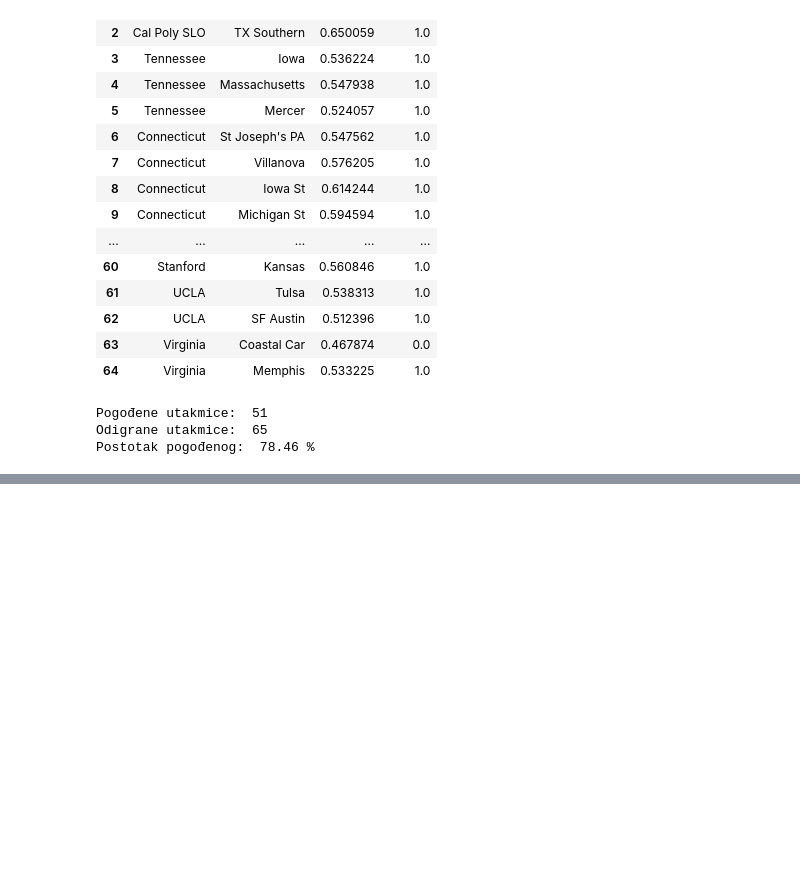
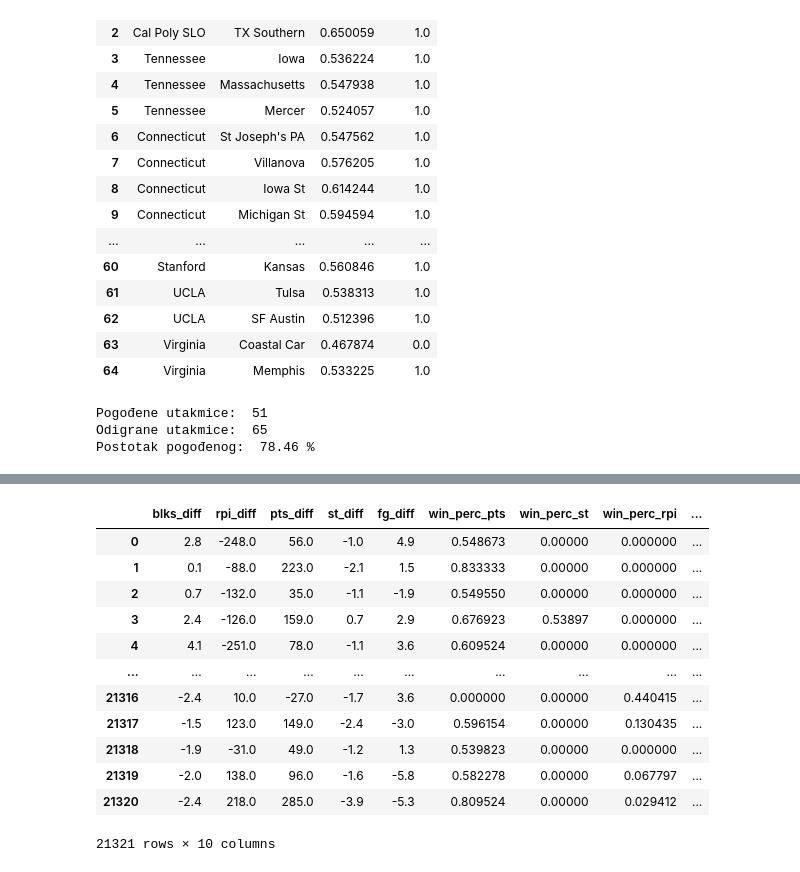
Before and after one commit to mateivic/Project-UUZOP, a Jupyter notebook: Projekt2.ipynb, the cells around one changed output, grey strips where cells are left out. Saved outputs shown, nothing was run; the diff lists cells and outputs as text; code cells hidden in the pictures; blank space fills up the shorter version.

```diff
--- a/Projekt2.ipynb
+++ b/Projekt2.ipynb
@@ -1276,0 +1281,54 @@ Zaključak:
+# %%
+points_rank = {}
+
+for year in range(2011, 2015):
+    x = variables_per_team[variables_per_team.season == year][['team', 'season', 'PTS']].sort_values(by='PTS', ascending=False)
+    x["PtsRank"] = x["PTS"].rank(method="min", ascending=False)
+    points_rank[year] = x
+
+points_rank[2011]
+
+
+
+x_train_knn = train_data.copy()
+
+x_train_knn_2 = pd.DataFrame()
+x_train_knn_2['blks_diff'] = x_train_knn.loc[:,'wblks'] - x_train_knn.loc[:, 'lblks']
+x_train_knn_2['rpi_diff'] = x_train_knn.loc[:,'wRpiRank'] - x_train_knn.loc[:, 'lRpiRank']
+x_train_knn_2['pts_diff'] = x_train_knn.loc[:,'wPtsRank'] - x_train_knn.loc[:, 'lPtsRank']
+x_train_knn_2['st_diff'] = x_train_knn.loc[:,'wst'] - x_train_knn.loc[:, 'lst']
+x_train_knn_2['fg_diff'] = x_train_knn.loc[:,'wfg'] - x_train_knn.loc[:, 'lfg']
+#
+
+#
+pts_train = pts_train.drop(columns= ['count+', 'count-'])
+st_train = st_train.drop(columns= ['count+', 'count-'])
+rpi_train = rpi_train.drop(columns= ['count+', 'count-']).rename(columns={'rpiDiff': 'rpi_diff'})
+blks_train = blks_train.drop(columns= ['count+', 'count-'])
+fg_train = fg_train.drop(columns= ['count+', 'count-'])
+
+x_train_knn_2= pd.merge(x_train_knn_2, pts_train, how='left', on='pts_diff').rename(columns={'win_perc': 'win_perc_pts'})
+
+x_train_knn_2= pd.merge(x_train_knn_2, st_train, how='left', on='st_diff').rename(columns={'win_perc': 'win_perc_st'})
+x_train_knn_2= pd.merge(x_train_knn_2, rpi_train, how='left', on='rpi_diff').rename(columns={'win_perc': 'win_perc_rpi'})
+x_train_knn_2= pd.merge(x_train_knn_2, blks_train, how='left', on='blks_diff').rename(columns={'win_perc': 'win_perc_blks'})
+x_train_knn_2= pd.merge(x_train_knn_2, fg_train, how='left', on='fg_diff').rename(columns={'win_perc': 'win_perc_fg'})
+
+x_train_knn_2
+x_train_knn_2 = x_train_knn_2.replace(np.nan, 0)
+
+x_train_knn_2
+# %% [output]
+|  | blks_diff | rpi_diff | pts_diff | st_diff | fg_diff | win_perc_pts | win_perc_st | win_perc_rpi | ... |
+| 0 | 2.8 | -248.0 | 56.0 | -1.0 | 4.9 | 0.548673 | 0.00000 | 0.000000 | ... |
+| 1 | 0.1 | -88.0 | 223.0 | -2.1 | 1.5 | 0.833333 | 0.00000 | 0.000000 | ... |
+| 2 | 0.7 | -132.0 | 35.0 | -1.1 | -1.9 | 0.549550 | 0.00000 | 0.000000 | ... |
+| 3 | 2.4 | -126.0 | 159.0 | 0.7 | 2.9 | 0.676923 | 0.53897 | 0.000000 | ... |
+| 4 | 4.1 | -251.0 | 78.0 | -1.1 | 3.6 | 0.609524 | 0.00000 | 0.000000 | ... |
+| ... | ... | ... | ... | ... | ... | ... | ... | ... | ... |
+| 21316 | -2.4 | 10.0 | -27.0 | -1.7 | 3.6 | 0.000000 | 0.00000 | 0.440415 | ... |
+| 21317 | -1.5 | 123.0 | 149.0 | -2.4 | -3.0 | 0.596154 | 0.00000 | 0.130435 | ... |
+| 21318 | -1.9 | -31.0 | 49.0 | -1.2 | 1.3 | 0.539823 | 0.00000 | 0.000000 | ... |
+| 21319 | -2.0 | 138.0 | 96.0 | -1.6 | -5.8 | 0.582278 | 0.00000 | 0.067797 | ... |
+| 21320 | -2.4 | 218.0 | 285.0 | -3.9 | -5.3 | 0.809524 | 0.00000 | 0.029412 | ... |
+21321 rows × 10 columns
```
Also changed, not shown: parts of 47 cells of this notebook.
